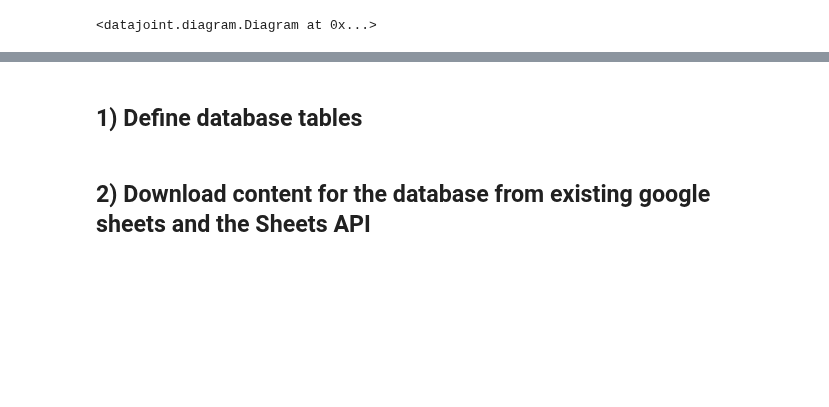
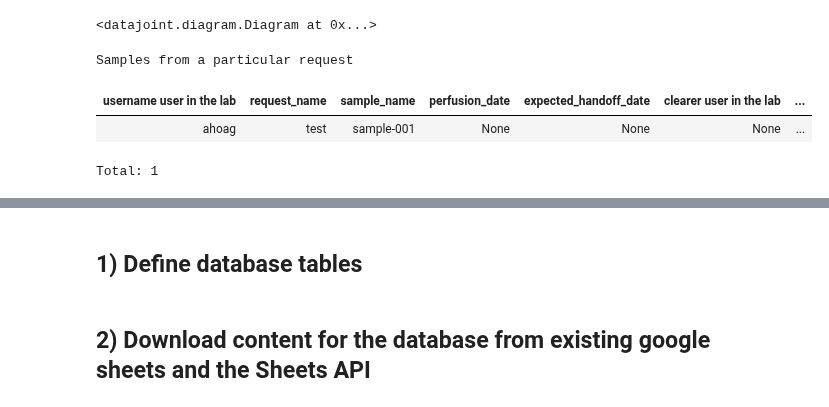
Before and after one commit to BrainCOGS/lightserv, a Jupyter notebook: notebooks/datajoint_sandbox.ipynb, the cells around one changed output, grey strips where cells are left out. Saved outputs shown, nothing was run; the diff lists cells and outputs as text; code cells hidden in the pictures; blank space fills up the shorter version.

```diff
--- a/notebooks/datajoint_sandbox.ipynb
+++ b/notebooks/datajoint_sandbox.ipynb
@@ -57,3 +45,10 @@ Total: 0
 dj.ERD(schema)
 # %% [output]
 <datajoint.diagram.Diagram at 0x...>
+# %%
+schema.Sample()
+# %% [output]
+Samples from a particular request
+| username user in the lab | request_name | sample_name | perfusion_date | expected_handoff_date | clearer user in the lab | ... |
+| ahoag | test | sample-001 | None | None | None | ... |
+Total: 1
```
Also changed, not shown: parts of 29 cells of this notebook, 2 other files.
